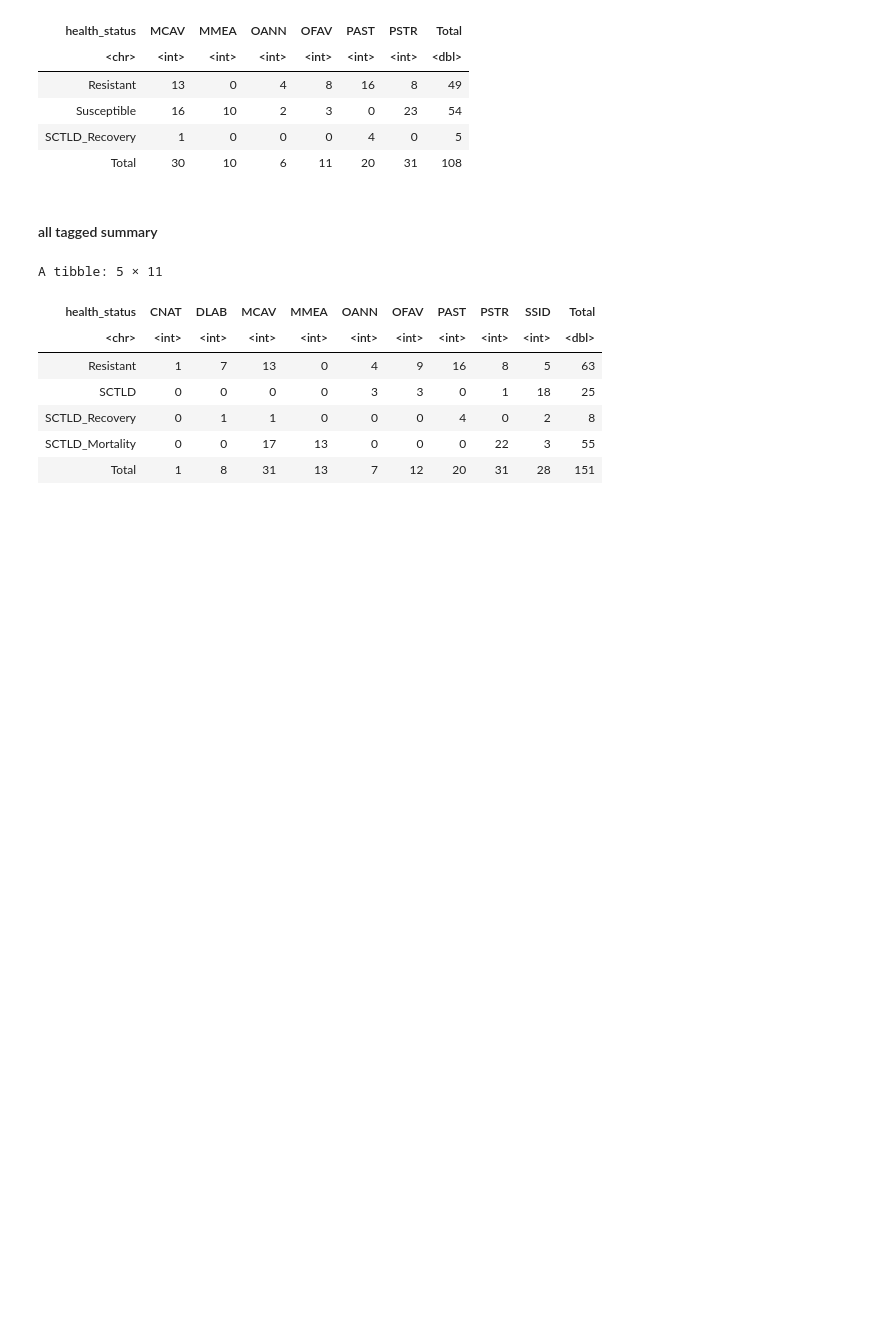
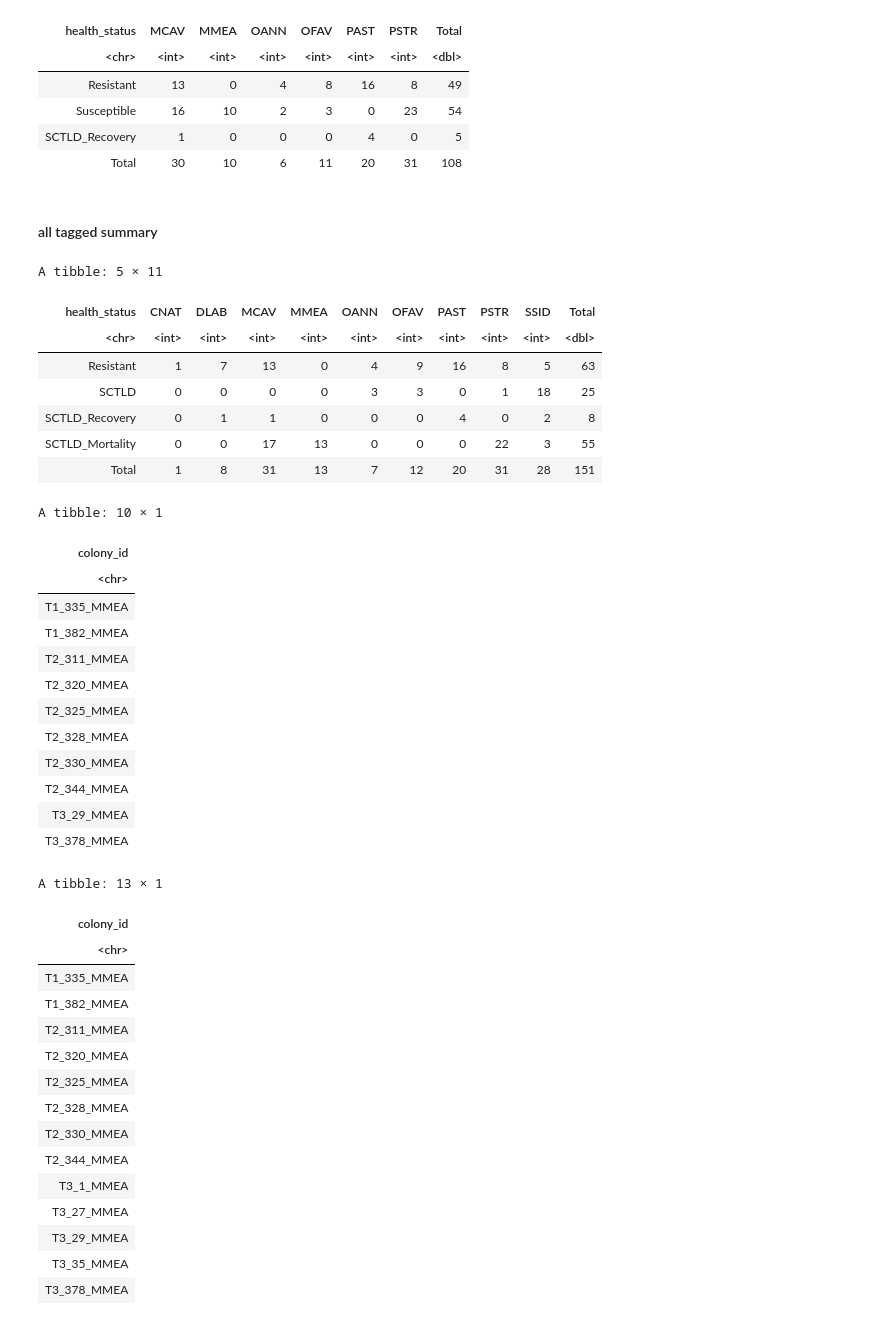
Before and after one commit to brookewicz/Code_notebook, a Jupyter notebook: SampleSummaries.ipynb, the cells around one changed output. Drawn from its saved outputs; the diff is of its cells as text; code cells hidden in the pictures; blank space fills up the shorter version.

```diff
--- a/SampleSummaries.ipynb
+++ b/SampleSummaries.ipynb
@@ -467,6 +493,43 @@ A tibble: 5 × 11
 | SCTLD_Recovery | 0 | 1 | 1 | 0 | 0 | 0 | 4 | 0 | 2 | 8 |
 | SCTLD_Mortality | 0 | 0 | 17 | 13 | 0 | 0 | 0 | 22 | 3 | 55 |
 | Total | 1 | 8 | 31 | 13 | 7 | 12 | 20 | 31 | 28 | 151 |
+# %%
+# is my subset missing mmea colonies?
+sctld_colony[sctld_colony$Species=="MMEA",'colony_id']
+allsctld_colony[allsctld_colony$Species=="MMEA",'colony_id']
+
+# subset is missing: T3_1, T3_27, and t3_35
+# checked with genohub list - i should have all 13 - something is wrong with code?
+# %% [output]
+A tibble: 10 × 1
+| colony_id |
+| <chr> |
+| T1_335_MMEA |
+| T1_382_MMEA |
+| T2_311_MMEA |
+| T2_320_MMEA |
+| T2_325_MMEA |
+| T2_328_MMEA |
+| T2_330_MMEA |
+| T2_344_MMEA |
+| T3_29_MMEA |
+| T3_378_MMEA |
+A tibble: 13 × 1
+| colony_id |
+| <chr> |
+| T1_335_MMEA |
+| T1_382_MMEA |
+| T2_311_MMEA |
+| T2_320_MMEA |
+| T2_325_MMEA |
+| T2_328_MMEA |
+| T2_330_MMEA |
+| T2_344_MMEA |
+| T3_1_MMEA |
+| T3_27_MMEA |
+| T3_29_MMEA |
+| T3_35_MMEA |
+| T3_378_MMEA |
 # %%
 # export tables
 write.csv(allsctld_summarytable, 'tables/sctld_colonysummary.csv',row.names=FALSE)
```
Also changed, not shown: parts of 5 cells of this notebook.
